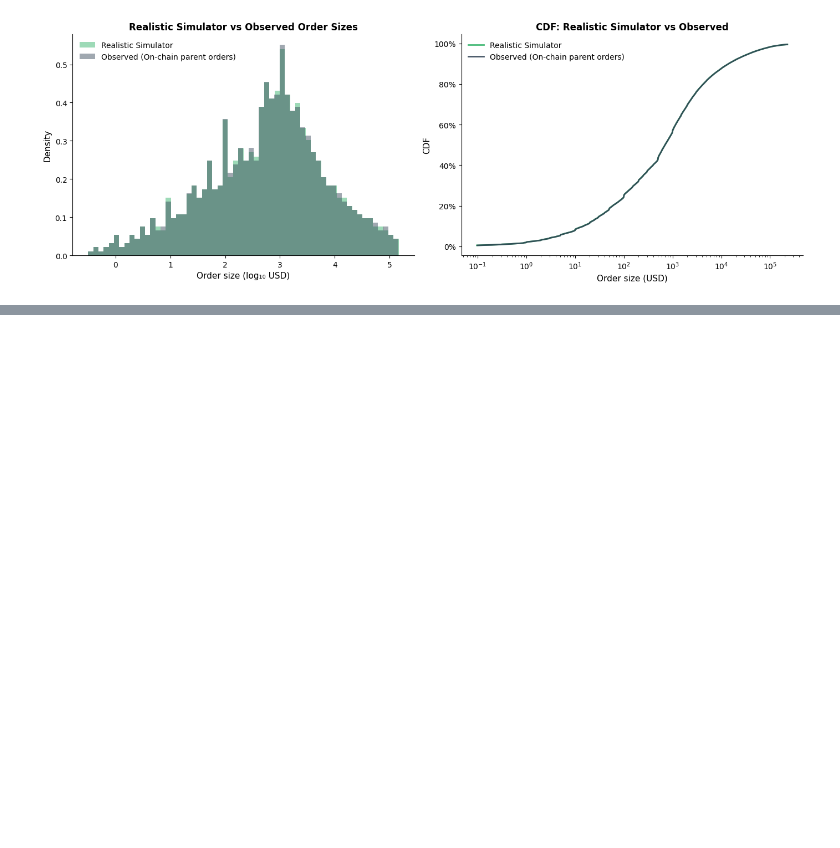
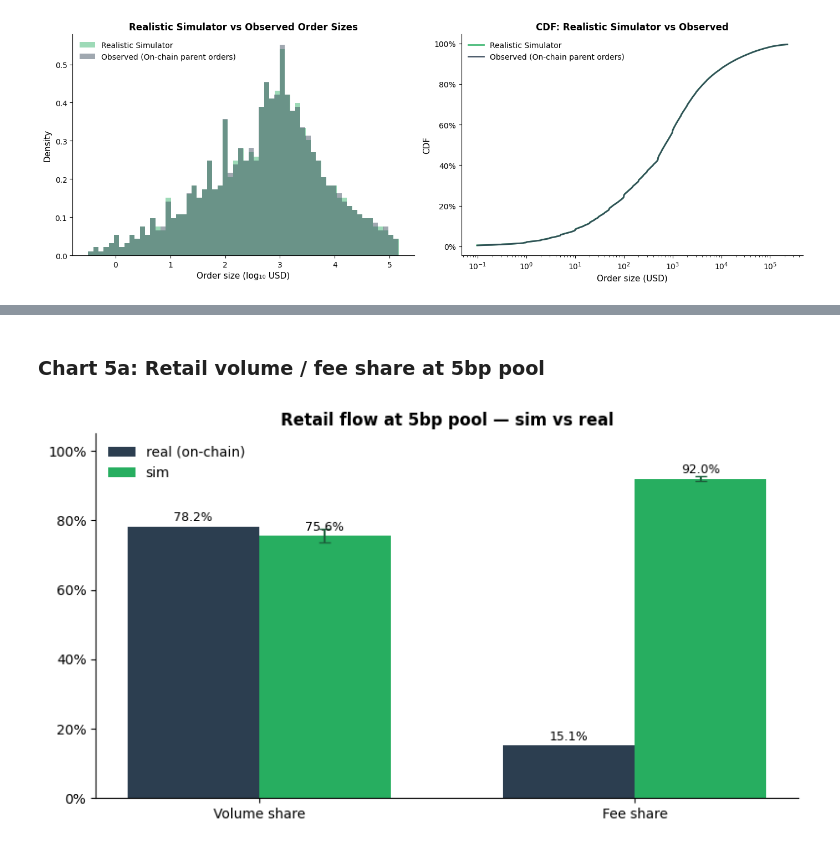
Before and after one commit to wanxinwanxin/amm-gym, a Jupyter notebook: presentation/realistic_simulator.ipynb, the cells around one changed output, grey strips where cells are left out. Cells and saved outputs as stored; diff of their text form; code cells hidden in the pictures; blank space fills up the shorter version.

```diff
--- a/presentation/realistic_simulator.ipynb
+++ b/presentation/realistic_simulator.ipynb
@@ -266,0 +220,9 @@ get_calibration_summary(sim_data)
+# %% [markdown]
+### Chart 5a: Retail volume / fee share at 5bp pool
+# %%
+fig, ax = plt.subplots(figsize=(8, 4.5))
+plot_retail_share_bars(ax=ax)
+plt.tight_layout()
+plt.show()
+# %% [output]
+[figure, added]
```
Also changed, not shown: parts of 22 cells of this notebook, 16 other files.
